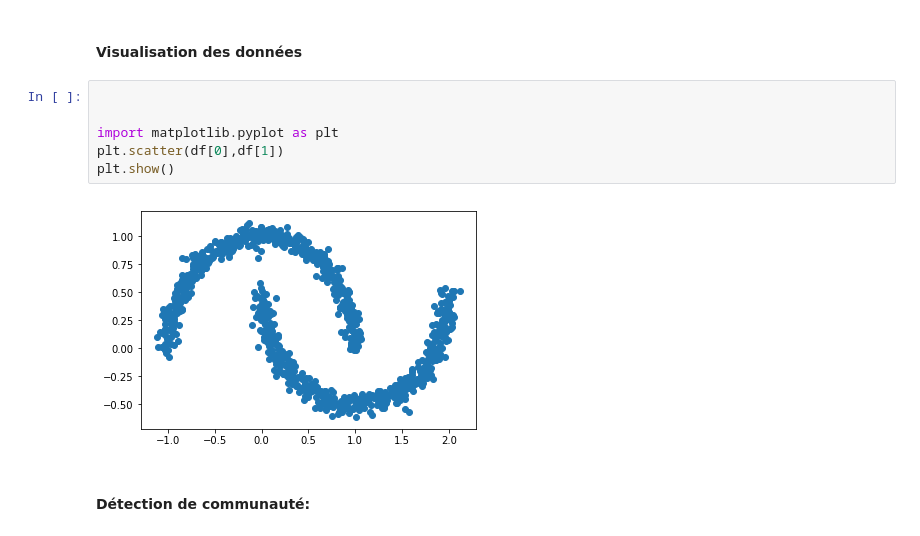
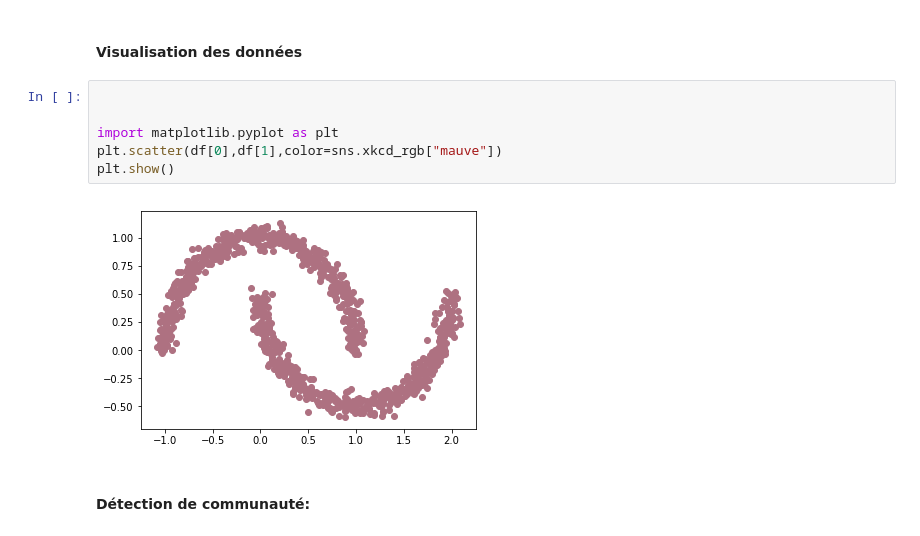
Before and after one commit to sallfatima/Projet-TAA, a Jupyter notebook: Projet_TAA.ipynb, the cells around one changed output. Drawn from its saved outputs; the diff is of its cells as text.

```diff
--- a/Projet_TAA.ipynb
+++ b/Projet_TAA.ipynb
@@ -272,11 +279,11 @@ def construct_W(X, Wtemp, k_neighbors):
 # %%
 
 
 import matplotlib.pyplot as plt
-plt.scatter(df[0],df[1])
+plt.scatter(df[0],df[1],color=sns.xkcd_rgb["mauve"])
 plt.show()
 # %% [output]
-[figure, old version]
+[figure, new version]
 # %% [markdown]
  #### Détection de communauté:
 # %%
```
Also changed, not shown: parts of 32 cells of this notebook, 2 other files.
